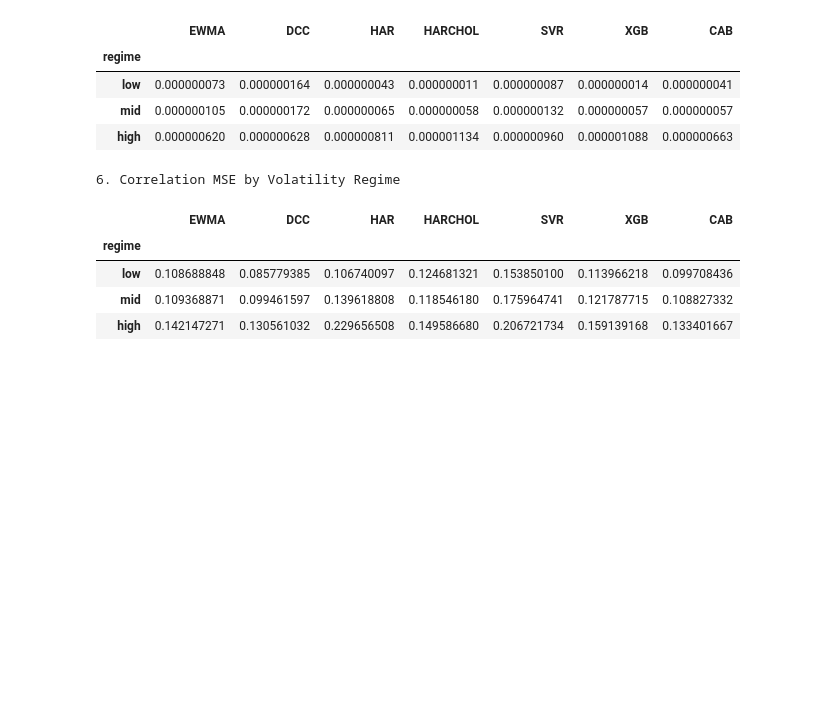
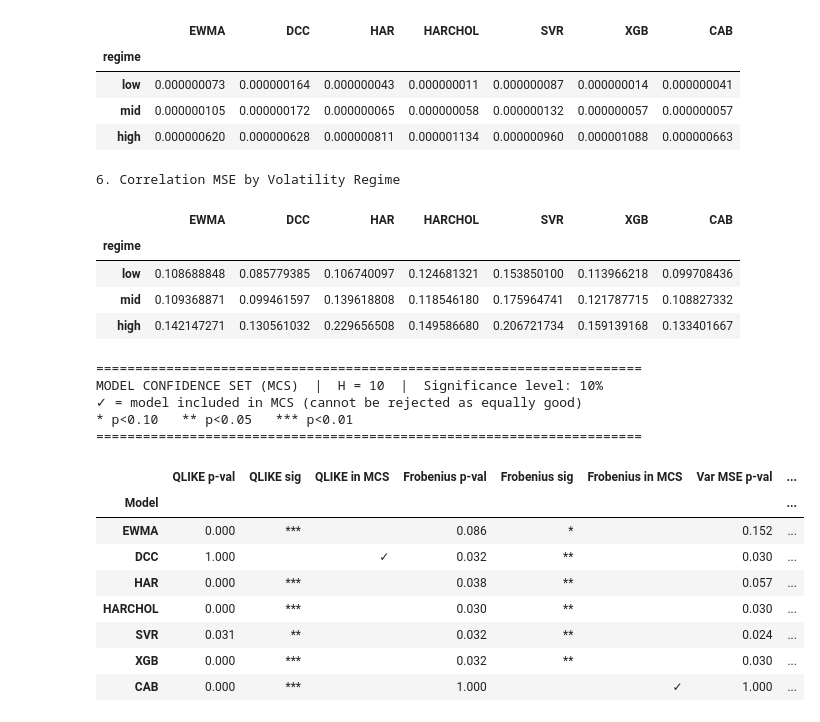
Before and after one commit to bjornhaalandoma/Master_thesis, a Jupyter notebook: evaluation/evaluation.ipynb, the cells around one changed output. Saved outputs shown, nothing was run; the diff lists cells and outputs as text; code cells hidden in the pictures; blank space fills up the shorter version.

```diff
--- a/evaluation/evaluation.ipynb
+++ b/evaluation/evaluation.ipynb
@@ -783,3 +783,83 @@ FINAL EVALUATION SUMMARY (H = 10)
 | low | 0.108688848 | 0.085779385 | 0.106740097 | 0.124681321 | 0.153850100 | 0.113966218 | 0.099708436 |
 | mid | 0.109368871 | 0.099461597 | 0.139618808 | 0.118546180 | 0.175964741 | 0.121787715 | 0.108827332 |
 | high | 0.142147271 | 0.130561032 | 0.229656508 | 0.149586680 | 0.206721734 | 0.159139168 | 0.133401667 |
+# %%
+# ============================================================
+# MODEL CONFIDENCE SET (MCS)
+# Hansen, Lunde & Nason (2011)
+# Metrics: QLIKE, Frobenius, Var MSE, Corr MSE – Full Sample
+# Builds on: cov_losses, component_losses, MODEL_ORDER, H
+# ============================================================
+
+from arch.bootstrap import MCS
+from IPython.display import display
+
+MCS_SIZE = 0.10
+
+MCS_METRICS = [
+    ("QLIKE",     cov_losses,       "QLIKE"),
+    ("FROBENIUS", cov_losses,       "Frobenius"),
+    ("VAR_MSE",   component_losses, "Var MSE"),
+    ("CORR_MSE",  component_losses, "Corr MSE"),
+]
+
+
+def run_mcs(loss_dict, metric, model_order, size=MCS_SIZE, seed=42):
+    losses_df = pd.DataFrame({
+        model: loss_dict[model][metric].dropna()
+        for model in model_order
+        if model in loss_dict
+    }).dropna()
+
+    mcs = MCS(losses_df, size=size, seed=seed)
+    mcs.compute()
+
+    pvals = mcs.pvalues.copy()
+    pvals.columns = ["p_value"]
+    pvals["in_MCS"] = pvals["p_value"] > size
+    pvals = pvals.reindex([m for m in model_order if m in pvals.index])
+    return pvals
+
+
+# --- Bygg samletabell ---
+mcs_combined = {}
+
+for metric, loss_dict, label in MCS_METRICS:
+    result = run_mcs(loss_dict, metric, MODEL_ORDER)
+
+    mcs_combined[f"{label} p-val"] = result["p_value"].apply(lambda p: f"{p:.3f}")
+    mcs_combined[f"{label} sig"]   = result["p_value"].apply(
+        lambda p: "***" if p < 0.01 else ("**" if p < 0.05 else ("*" if p < 0.10 else "  "))
+    )
+    mcs_combined[f"{label} in MCS"] = result["in_MCS"].map({True: "✓", False: ""})
+
+mcs_table = pd.DataFrame(mcs_combined)
+mcs_table.index.name = "Model"
+mcs_table = mcs_table.reindex([m for m in MODEL_ORDER if m in mcs_table.index])
+
+col_order = []
+for _, _, label in MCS_METRICS:
+    col_order += [f"{label} p-val", f"{label} sig", f"{label} in MCS"]
+mcs_table = mcs_table[col_order]
+
+print("=" * 70)
+print(f"MODEL CONFIDENCE SET (MCS)  |  H = {H}  |  Significance level: {int(MCS_SIZE*100)}%")
+print("✓ = model included in MCS (cannot be rejected as equally good)")
+print("* p<0.10   ** p<0.05   *** p<0.01")
+print("=" * 70)
+display(mcs_table)
+# %% [output]
+======================================================================
+MODEL CONFIDENCE SET (MCS)  |  H = 10  |  Significance level: 10%
+✓ = model included in MCS (cannot be rejected as equally good)
+* p<0.10   ** p<0.05   *** p<0.01
+======================================================================
+|  | QLIKE p-val | QLIKE sig | QLIKE in MCS | Frobenius p-val | Frobenius sig | Frobenius in MCS | Var MSE p-val | ... |
+| Model |  |  |  |  |  |  |  | ... |
+| EWMA | 0.000 | *** |  | 0.086 | * |  | 0.152 | ... |
+| DCC | 1.000 |  | ✓ | 0.032 | ** |  | 0.030 | ... |
+| HAR | 0.000 | *** |  | 0.038 | ** |  | 0.057 | ... |
+| HARCHOL | 0.000 | *** |  | 0.030 | ** |  | 0.030 | ... |
+| SVR | 0.031 | ** |  | 0.032 | ** |  | 0.024 | ... |
+| XGB | 0.000 | *** |  | 0.032 | ** |  | 0.030 | ... |
+| CAB | 0.000 | *** |  | 1.000 |  | ✓ | 1.000 | ... |
```
